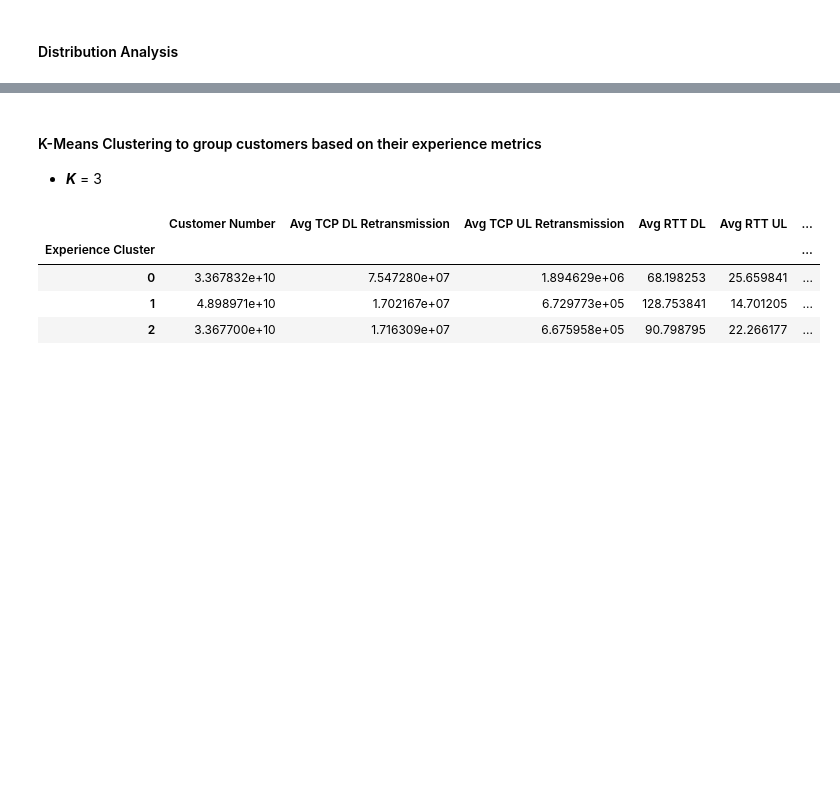
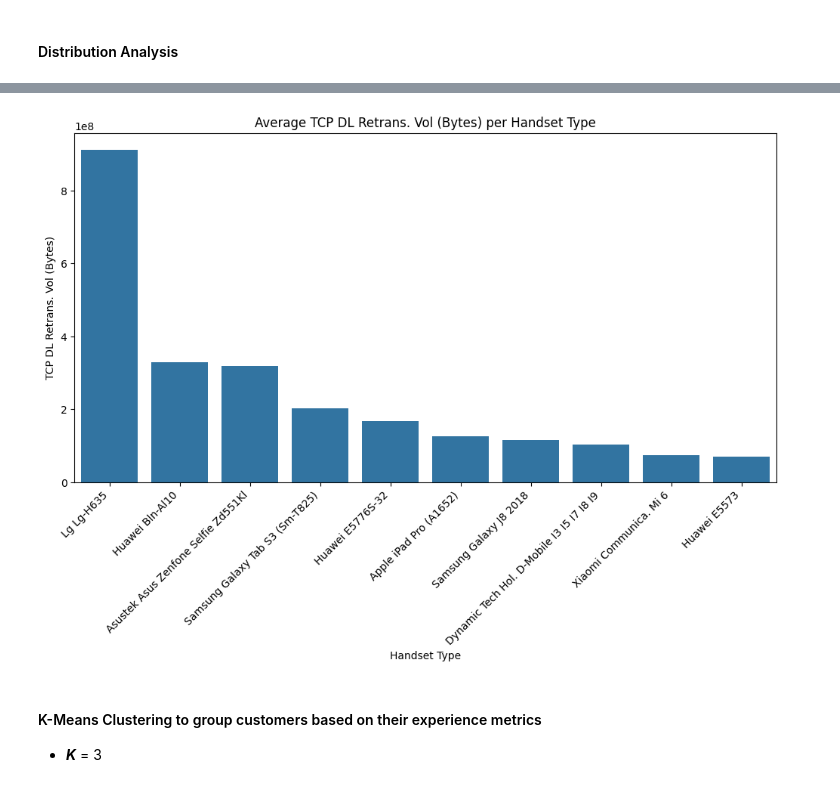
Before and after one commit to getahunTiruneh/TellCo-Telecom-Analysis, a Jupyter notebook: notebooks/experience_analytics.ipynb, the cells around one changed output, grey strips where cells are left out. Drawn from its saved outputs; the diff is of its cells as text; code cells hidden in the pictures; blank space fills up the shorter version.

Commit message:
finalize user experiance clustering

```diff
--- a/notebooks/experience_analytics.ipynb
+++ b/notebooks/experience_analytics.ipynb
@@ -156,28 +159,8 @@ plt.show()
+# %%
+# Top 10 Average TCP retransmission per handset type
+ex_analyzer.plot_top_10_tcp_retransmission(df)
+# %% [output]
+[figure, added]
 # %% [markdown]
 #### K-Means Clustering to group customers based on their experience metrics
 - ***K*** = 3
-# %%
-# Selecting relevant columns for clustering
-features = aggregated_df[['Avg TCP DL Retransmission', 'Avg RTT DL', 'Avg Throughput DL']]
-
-# Normalizing the data
-scaler = MinMaxScaler()
-features_scaled = scaler.fit_transform(features)
-
-# Applying K-Means clustering with k=3
-kmeans = KMeans(n_clusters=3, random_state=42)
-aggregated_df['Experience Cluster'] = kmeans.fit_predict(features_scaled)
-
-# Select only numeric columns for the cluster description
-numeric_columns = aggregated_df.select_dtypes(include=[np.number]).columns
-
-# Describing each cluster
-cluster_description = aggregated_df.groupby('Experience Cluster')[numeric_columns].mean()
-
-cluster_description
-# %% [output]
-|  | Customer Number | Avg TCP DL Retransmission | Avg TCP UL Retransmission | Avg RTT DL | Avg RTT UL | ... |
-| Experience Cluster |  |  |  |  |  | ... |
-| 0 | 3.367832e+10 | 7.547280e+07 | 1.894629e+06 | 68.198253 | 25.659841 | ... |
-| 1 | 4.898971e+10 | 1.702167e+07 | 6.729773e+05 | 128.753841 | 14.701205 | ... |
-| 2 | 3.367700e+10 | 1.716309e+07 | 6.675958e+05 | 90.798795 | 22.266177 | ... |
```
Also changed, not shown: parts of 15 cells of this notebook.
